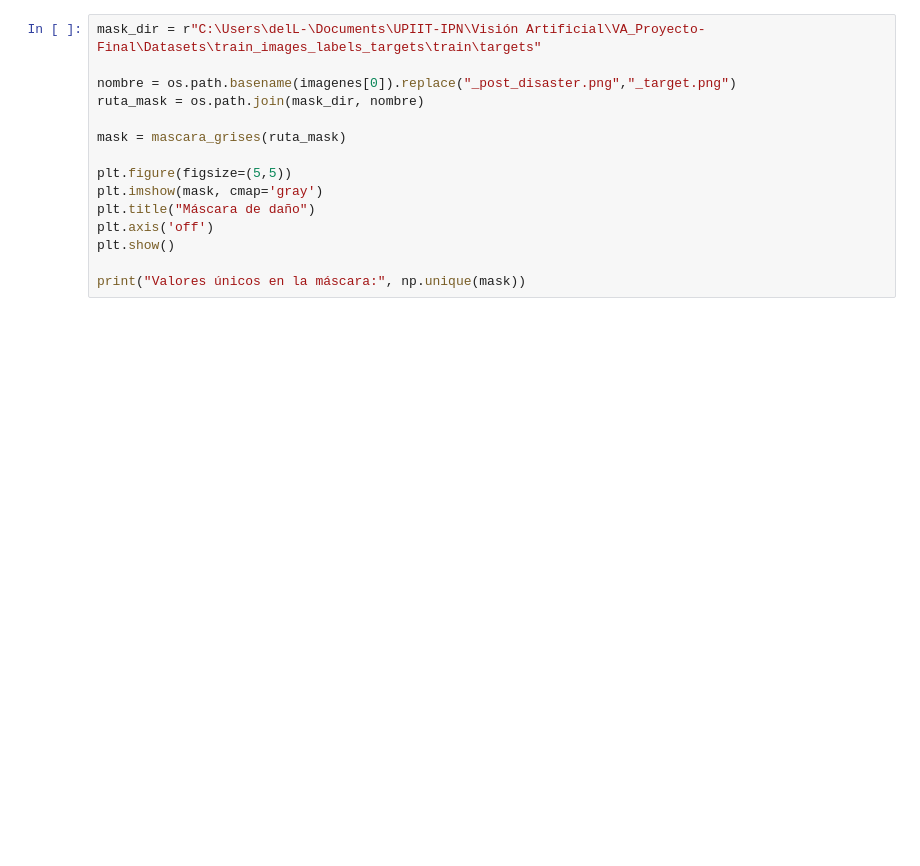
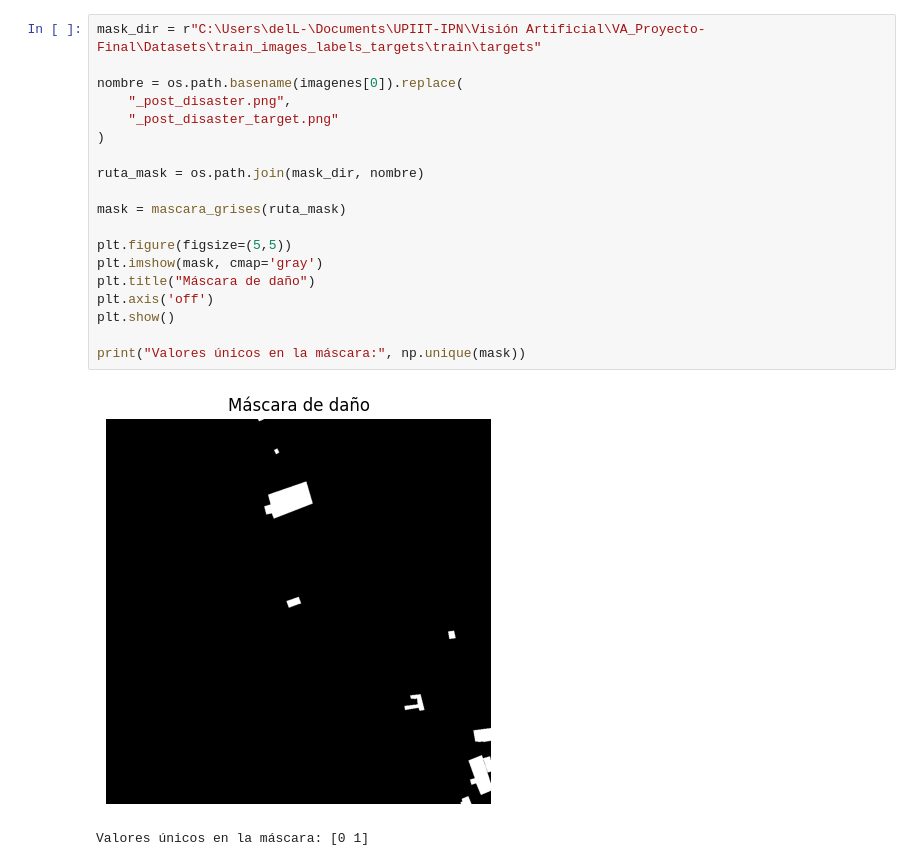
Before and after one commit to Stroper-Flame/VA_Proyecto-Final, a Jupyter notebook: main.ipynb, the cells around one changed output. Drawn from its saved outputs; the diff is of its cells as text; blank space fills up the shorter version.

```diff
--- a/main.ipynb
+++ b/main.ipynb
@@ -38,15 +53,22 @@ plt.show()
 # %%
 mask_dir = r"C:\Users\delL-\Documents\UPIIT-IPN\Visión Artificial\VA_Proyecto-Final\Datasets\train_images_labels_targets\train\targets"
 
-nombre = os.path.basename(imagenes[0]).replace("_post_disaster.png","_target.png")
+nombre = os.path.basename(imagenes[0]).replace(
+    "_post_disaster.png",
+    "_post_disaster_target.png"
+)
+
 ruta_mask = os.path.join(mask_dir, nombre)
 
 mask = mascara_grises(ruta_mask)
 
 plt.figure(figsize=(5,5))
 plt.imshow(mask, cmap='gray')
 plt.title("Máscara de daño")
 plt.axis('off')
 plt.show()
 
 print("Valores únicos en la máscara:", np.unique(mask))
+# %% [output]
+[figure, added]
+Valores únicos en la máscara: [0 1]
```
Also changed, not shown: parts of 4 cells of this notebook.
